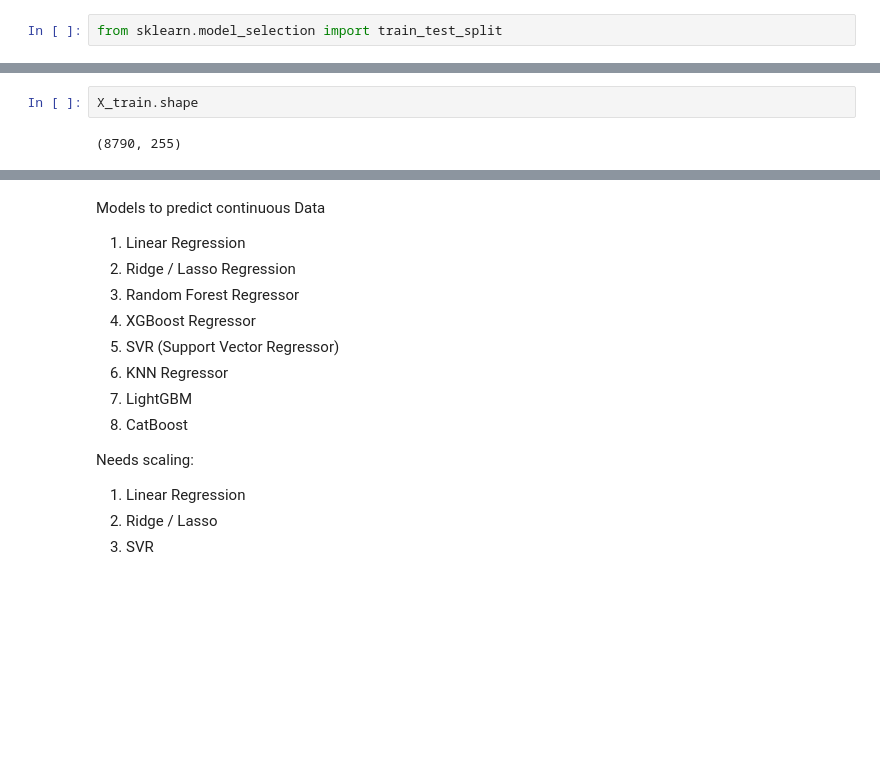
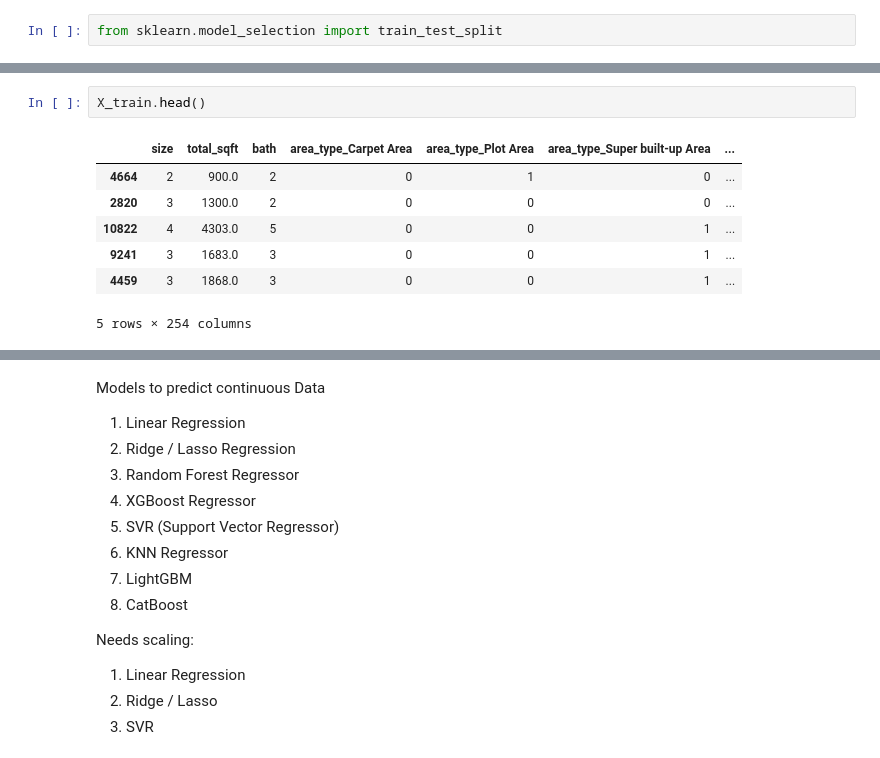
Before and after one commit to Rounak-T/House-Price-Prediction-System, a Jupyter notebook: bangalore_house_price.ipynb, the cells around one changed output, grey strips where cells are left out. Drawn from its saved outputs; the diff is of its cells as text; blank space fills up the shorter version.

```diff
--- a/bangalore_house_price.ipynb
+++ b/bangalore_house_price.ipynb
@@ -695,4 +705,10 @@ X_train, X_test, Y_train, Y_test = train_test_split(x, y, test_size=0.20, random
 # %%
-X_train.shape
+X_train.head()
 # %% [output]
+|  | size | total_sqft | bath | area_type_Carpet Area | area_type_Plot Area | area_type_Super built-up Area | ... |
+| 4664 | 2 | 900.0 | 2 | 0 | 1 | 0 | ... |
+| 2820 | 3 | 1300.0 | 2 | 0 | 0 | 0 | ... |
+| 10822 | 4 | 4303.0 | 5 | 0 | 0 | 1 | ... |
+| 9241 | 3 | 1683.0 | 3 | 0 | 0 | 1 | ... |
+| 4459 | 3 | 1868.0 | 3 | 0 | 0 | 1 | ... |
-(8790, 255)
+5 rows × 254 columns
```
Also changed, not shown: parts of 36 cells of this notebook.
